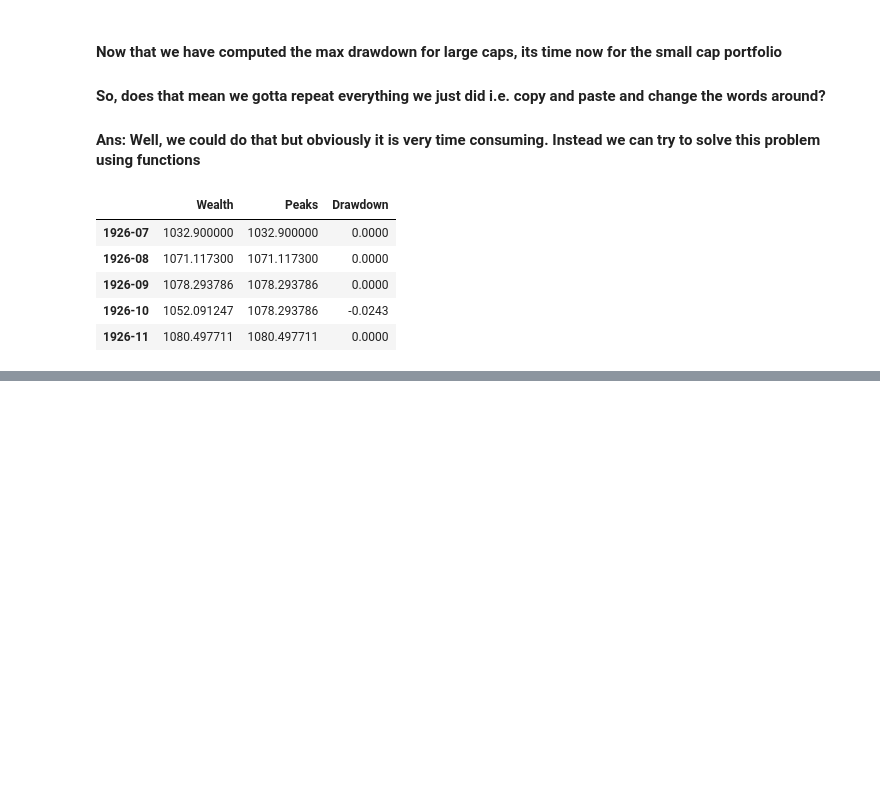
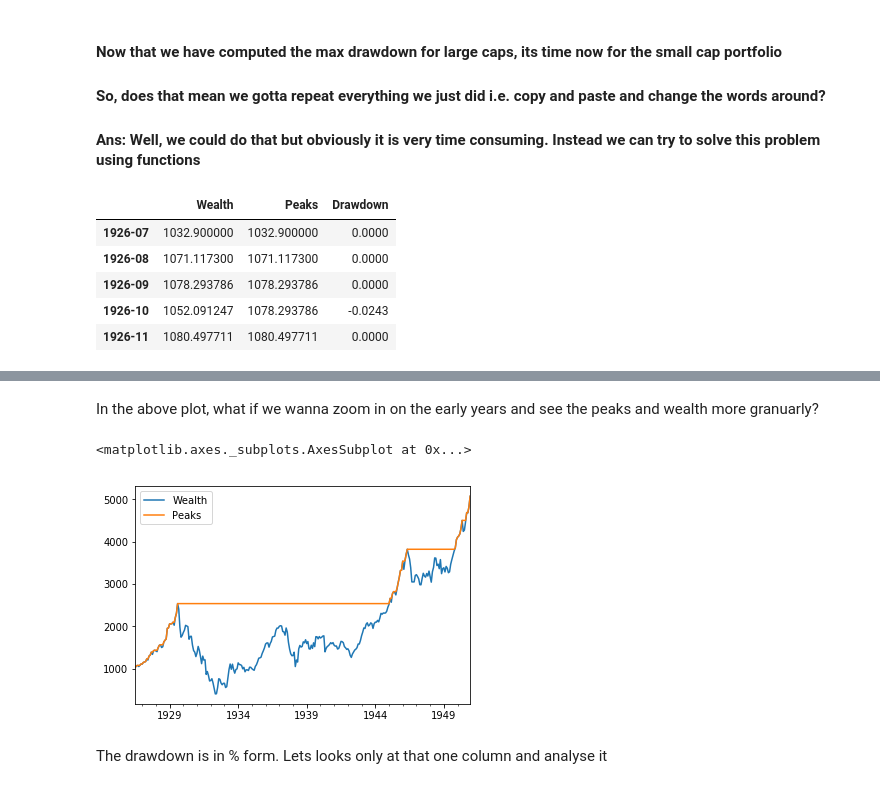
Before and after one commit to biv-neupane7/Investment-management-with-python, a Jupyter notebook: Risk and Returns EDHEC.ipynb, the cells around one changed output, grey strips where cells are left out. Cells and saved outputs as stored; diff of their text form; code cells hidden in the pictures; blank space fills up the shorter version.

```diff
--- a/Risk and Returns EDHEC.ipynb
+++ b/Risk and Returns EDHEC.ipynb
@@ -851,0 +867,9 @@ drawdown(dec_port["LargeCap"]).head()
+# %% [markdown]
+In the above plot, what if we wanna zoom in on the early years and see the peaks and wealth more granuarly?
+# %%
+drawdown(dec_port[:"1950"]["LargeCap"])[["Wealth","Peaks"]].plot()
+# %% [output]
+<matplotlib.axes._subplots.AxesSubplot at 0x...>
+[figure, added]
+# %% [markdown]
+The drawdown is in % form. Lets looks only at that one column and analyse it
```
Also changed, not shown: parts of 16 cells of this notebook.
